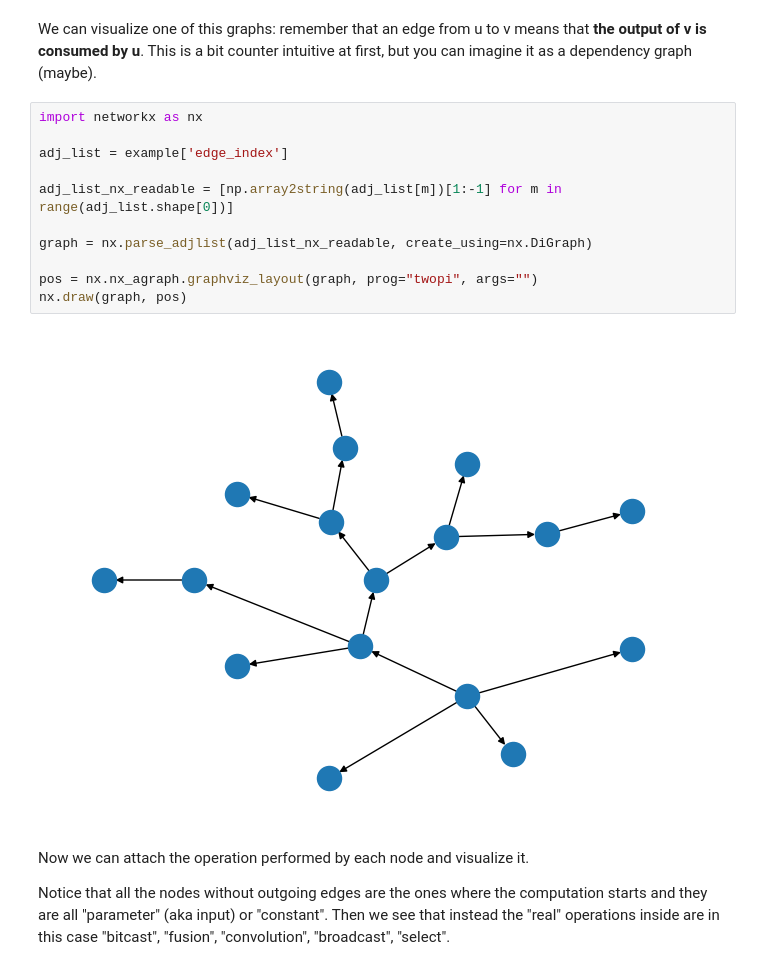
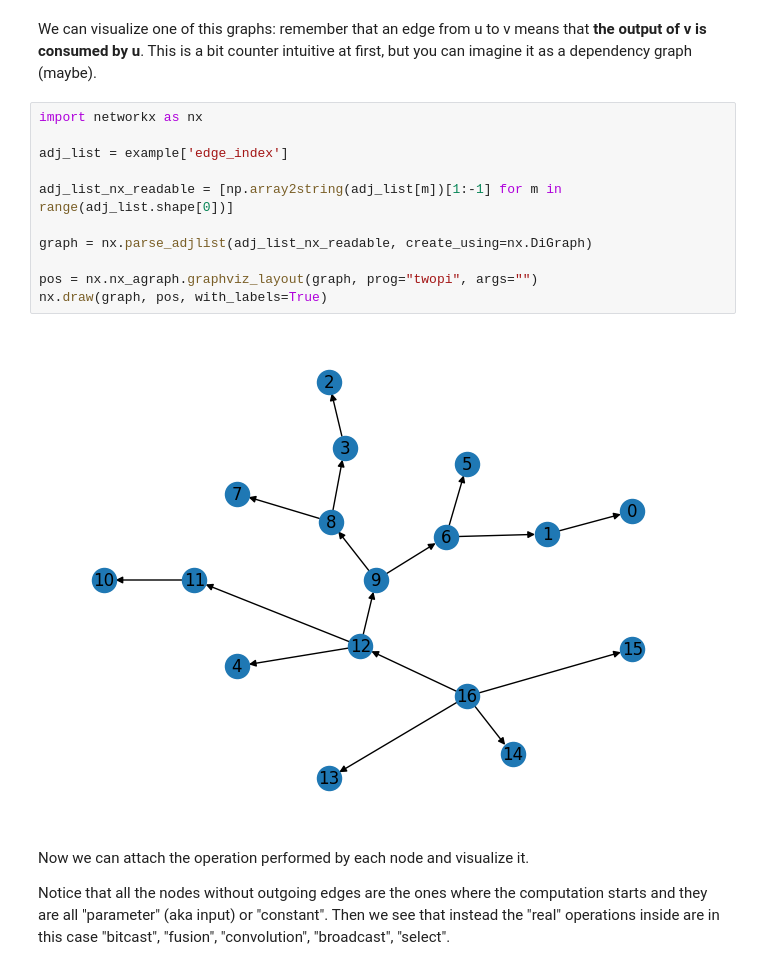
Before and after one commit to Mamiglia/Model_Runtime_Prediction, a Jupyter notebook: EDA.ipynb, the cells around one changed output. Drawn from its saved outputs; the diff is of its cells as text.

```diff
--- a/EDA.ipynb
+++ b/EDA.ipynb
@@ -81,16 +81,16 @@ We can visualize one of this graphs: remember that an edge from u to v means tha
 # %%
 import networkx as nx
 
 adj_list = example['edge_index']
 
 adj_list_nx_readable = [np.array2string(adj_list[m])[1:-1] for m in range(adj_list.shape[0])]
 
 graph = nx.parse_adjlist(adj_list_nx_readable, create_using=nx.DiGraph)
 
 pos = nx.nx_agraph.graphviz_layout(graph, prog="twopi", args="")
-nx.draw(graph, pos)
+nx.draw(graph, pos, with_labels=True)
 # %% [output]
-[figure, old version]
+[figure, new version]
 # %% [markdown]
 Now we can attach the operation performed by each node and visualize it.
 
```
Also changed, not shown: parts of 5 cells of this notebook.
